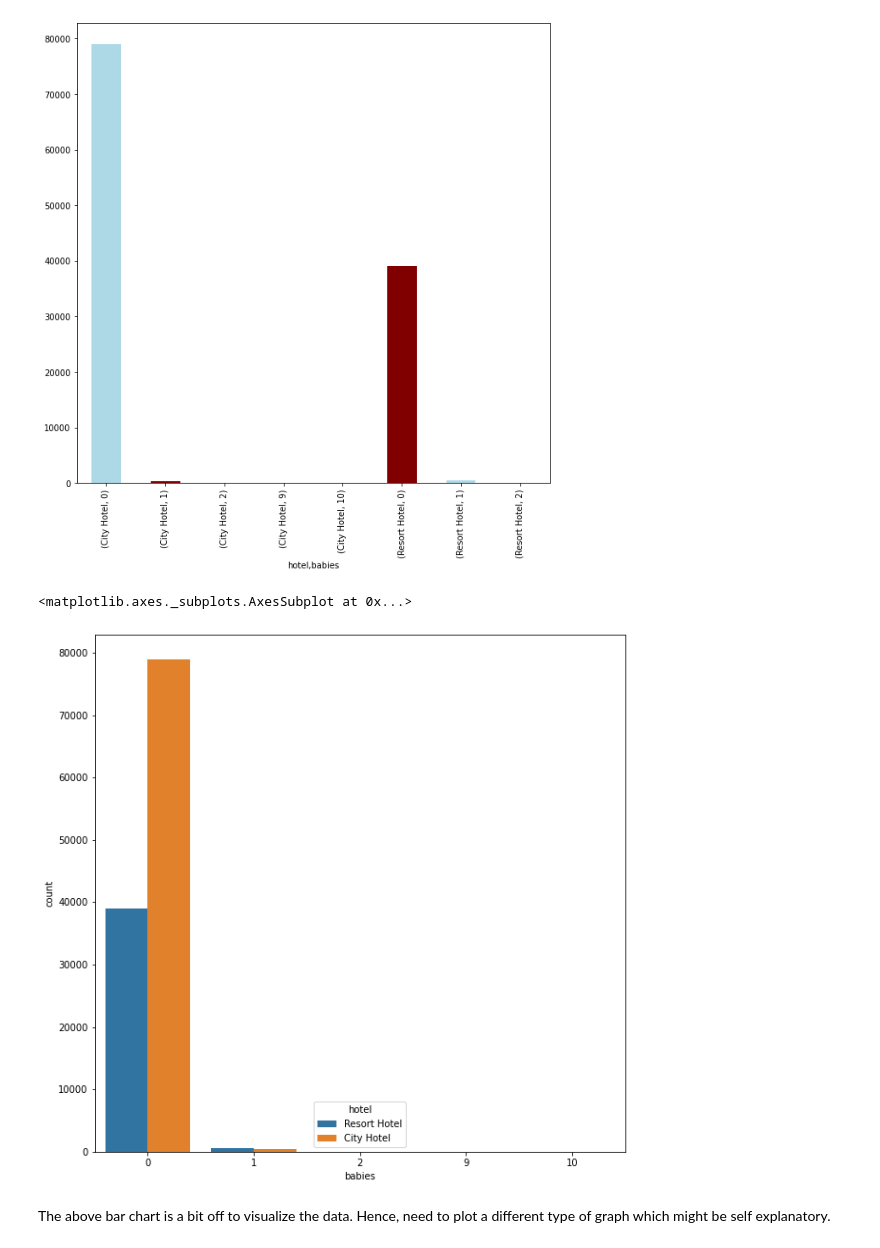
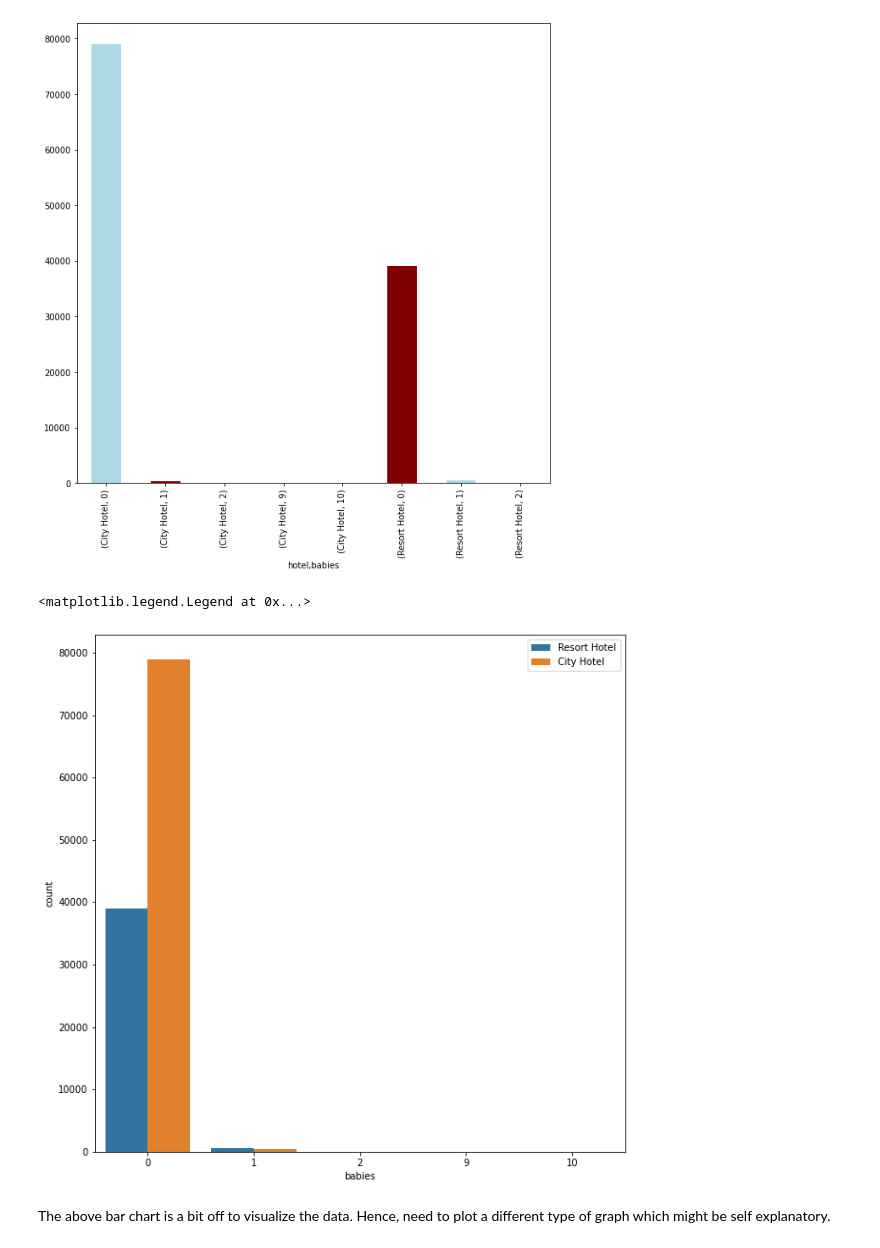
Before and after one commit to V-dit/EDA-hotel-booking-analysis, a Jupyter notebook: Hotel_Booking_Analysis_Capstone_Project.ipynb, the cells around one changed output. Drawn from its saved outputs; the diff is of its cells as text; code cells hidden in the pictures.

```diff
--- a/Hotel_Booking_Analysis_Capstone_Project.ipynb
+++ b/Hotel_Booking_Analysis_Capstone_Project.ipynb
@@ -355,12 +358,14 @@ hotel_babies.value_counts().plot(kind = 'bar', color = ['lightblue', 'maroon'])
 <matplotlib.axes._subplots.AxesSubplot at 0x...>
 [figure]
 # %%
-list1 = ['hotel','babies']
-a = df_nonull[list1]
-sns.countplot(data = a, x = 'babies', hue = 'hotel')
+# Replacement of above graph
+list_hotel_babies = ['hotel','babies']
+babies_df_list = df_nonull[list_hotel_babies]
+sns.countplot(data = babies_df_list, x = 'babies', hue = 'hotel')
+plt.legend(loc='upper right')
 # %% [output]
-<matplotlib.axes._subplots.AxesSubplot at 0x...>
+<matplotlib.legend.Legend at 0x...>
-[figure, old version]
+[figure, new version]
 # %% [markdown]
 The above bar chart is a bit off to visualize the data. Hence, need to plot a different type of graph which might be self explanatory.
 # %% [markdown]
```
Also changed, not shown: parts of 2 cells of this notebook.
